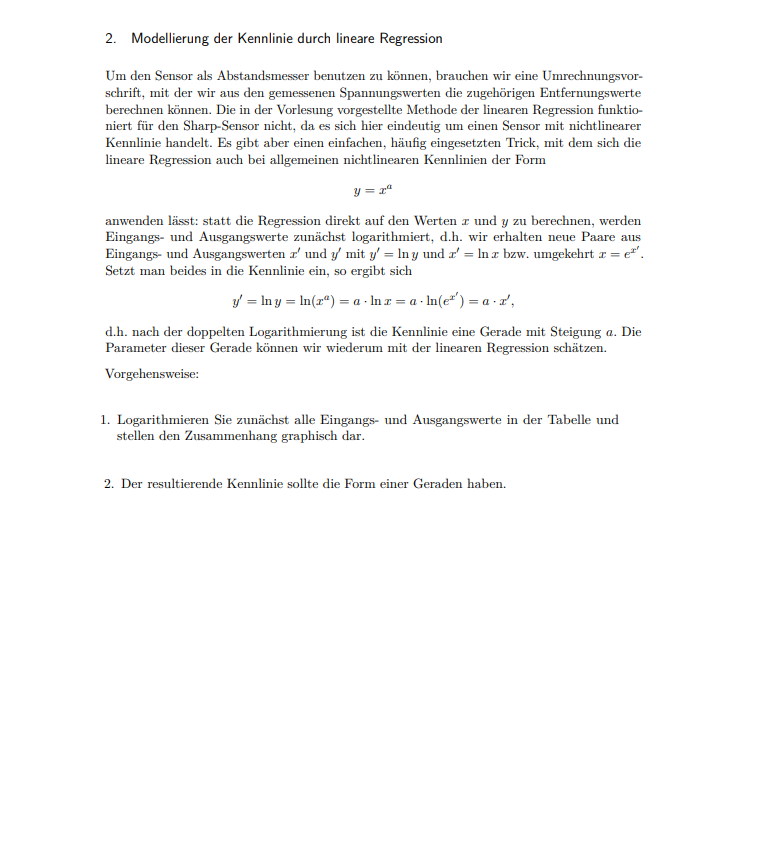
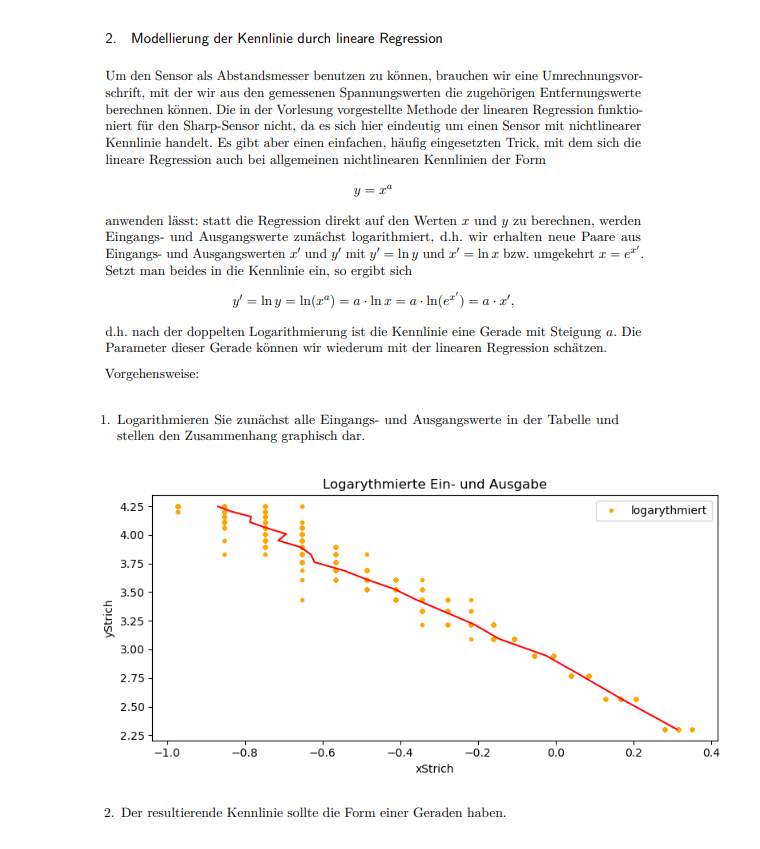
Before and after one commit to NikitaKusch01/TechGrudeKI, a Jupyter notebook: Labor1/datenverarbeitung.ipynb, the cells around one changed output. Cells and saved outputs as stored; diff of their text form; code cells hidden in the pictures; blank space fills up the shorter version.

```diff
--- a/Labor1/datenverarbeitung.ipynb
+++ b/Labor1/datenverarbeitung.ipynb
@@ -156,11 +156,38 @@ vergleiche(handmesswerte)
 ![image.png](attachment:image.png)
 # %%
 def logarythmierAll():
-    for i in range(10,70,3):
+    x=[]
+    xM=[]
+    y=[]
+    plt.figure(figsize=(8,4))
+    for i in range(10,71,3):
+        cm=i
         t, u, uM, stdu, emstd= rechne(f"C:\\Users\\Nikita\\Desktop\\Technische Grundlagen der KI\\Labor1\\Versuch1_{cm}cm.csv")
-        xStrich=np.log(u)
-        yStrich=np.log(cm)
 
-logarythmier()
+        for j in range(len(u)):
+            xStrich=np.log(u)
+            yStrich=np.log(cm)
+            # Punkte sammeln für Kennlinie
+            xStrichM=np.log(uM)
+            xM.append(xStrichM)
+            x.append(xStrich)
+            y.append(yStrich)
+            if(j==0 and i==10):
+                #plt.plot(u[j] ,cm , ".", color = "black", label= 'original')
+                plt.plot(xStrich[j] ,yStrich , ".", color = "orange", label= 'logarythmiert')
+            else:
+               # plt.plot(u[j] ,cm , ".", color = "black")
+                plt.plot(xStrich[j],yStrich, ".", color = "orange")
+    plt.plot(xM,y, "-", color = 'red', label = 'kennlinie' if not plt.gca().get_legend_handles_labels()[1] else "")
+    plt.title("Logarythmierte Ein- und Ausgabe")
+    plt.legend(loc = "upper right")
+    plt.ylabel("yStrich")
+    plt.xlabel("xStrich")
+    plt.tight_layout()
+    plt.show()
+
+logarythmierAll()
+# %% [output]
+[figure, added]
 # %% [markdown]
 ![image.png](attachment:image.png)
```
Also changed, not shown: parts of 5 cells of this notebook.
